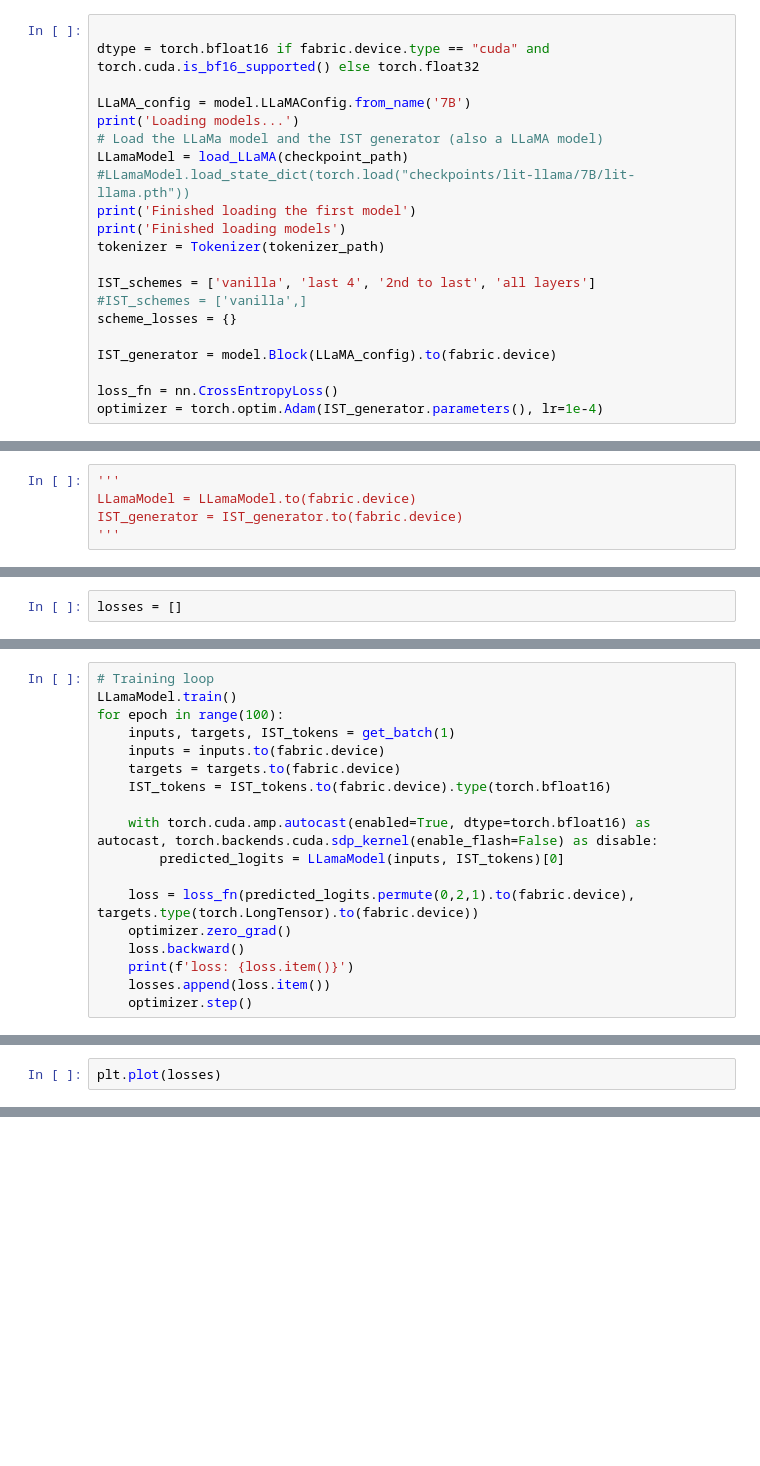
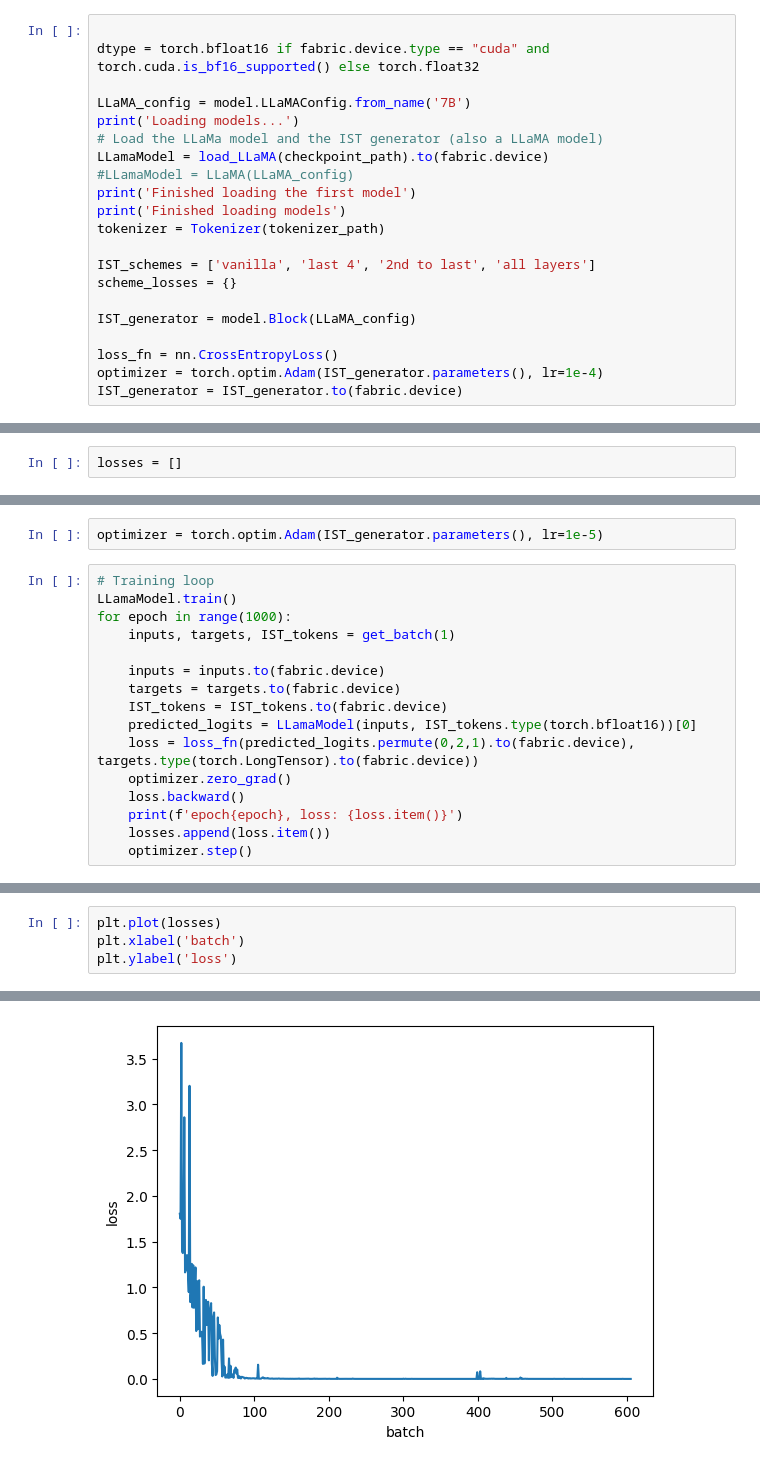
Before and after one commit to andrzeng/lit-llama, a Jupyter notebook: training_new.ipynb, the cells around one changed output, grey strips where cells are left out. Saved outputs shown, nothing was run; the diff lists cells and outputs as text; blank space fills up the shorter version.

```diff
--- a/training_new.ipynb
+++ b/training_new.ipynb
@@ -89,26 +79,21 @@ dtype = torch.bfloat16 if fabric.device.type == "cuda" and torch.cuda.is_bf16_su
 LLaMA_config = model.LLaMAConfig.from_name('7B')
 print('Loading models...')
 # Load the LLaMa model and the IST generator (also a LLaMA model)
-LLamaModel = load_LLaMA(checkpoint_path)
-#LLamaModel.load_state_dict(torch.load("checkpoints/lit-llama/7B/lit-llama.pth"))
+LLamaModel = load_LLaMA(checkpoint_path).to(fabric.device)
+#LLamaModel = LLaMA(LLaMA_config)
 print('Finished loading the first model')
 print('Finished loading models')
 tokenizer = Tokenizer(tokenizer_path)
 
 IST_schemes = ['vanilla', 'last 4', '2nd to last', 'all layers']
-#IST_schemes = ['vanilla',]
 scheme_losses = {}
 
-IST_generator = model.Block(LLaMA_config).to(fabric.device)
+IST_generator = model.Block(LLaMA_config)
 
 loss_fn = nn.CrossEntropyLoss()
 optimizer = torch.optim.Adam(IST_generator.parameters(), lr=1e-4)
+IST_generator = IST_generator.to(fabric.device)
 # %% [output]
 Loading models...
 Finished loading the first model
 Finished loading models
-# %%
-'''
-LLamaModel = LLamaModel.to(fabric.device)
-IST_generator = IST_generator.to(fabric.device)
-'''
@@ -122,19 +105,19 @@ for param in LLamaModel.parameters():
+# %%
+optimizer = torch.optim.Adam(IST_generator.parameters(), lr=1e-5)
 # %%
 # Training loop
 LLamaModel.train()
-for epoch in range(100):
+for epoch in range(1000):
     inputs, targets, IST_tokens = get_batch(1)
+
     inputs = inputs.to(fabric.device)
     targets = targets.to(fabric.device)
-    IST_tokens = IST_tokens.to(fabric.device).type(torch.bfloat16)
-
-    with torch.cuda.amp.autocast(enabled=True, dtype=torch.bfloat16) as autocast, torch.backends.cuda.sdp_kernel(enable_flash=False) as disable:
-        predicted_logits = LLamaModel(inputs, IST_tokens)[0]
-
+    IST_tokens = IST_tokens.to(fabric.device)
+    predicted_logits = LLamaModel(inputs, IST_tokens.type(torch.bfloat16))[0]
     loss = loss_fn(predicted_logits.permute(0,2,1).to(fabric.device), targets.type(torch.LongTensor).to(fabric.device))
     optimizer.zero_grad()
     loss.backward()
-    print(f'loss: {loss.item()}')
+    print(f'epoch{epoch}, loss: {loss.item()}')
     losses.append(loss.item())
     optimizer.step()
 # %% [output]
@@ -145,2 +142,5 @@ OutOfMemoryError: CUDA out of memory. Tried to allocate 172.00 MiB (GPU 0; 15.74
 # %%
 plt.plot(losses)
+plt.xlabel('batch')
+plt.ylabel('loss')
+# %% [output]
@@ -146,0 +148 @@ plt.plot(losses)
+[figure, added]
```
Also changed, not shown: parts of 13 cells of this notebook.
